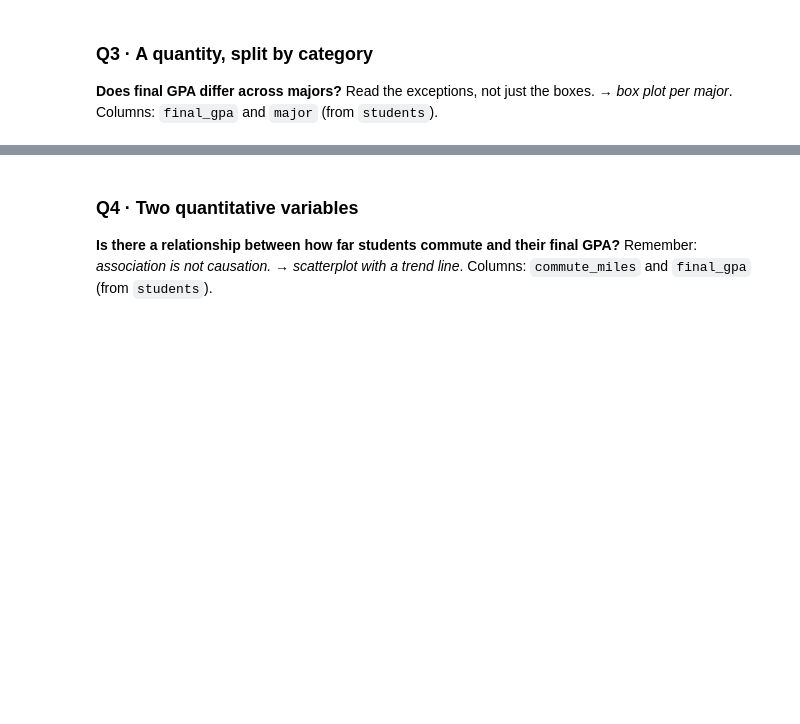
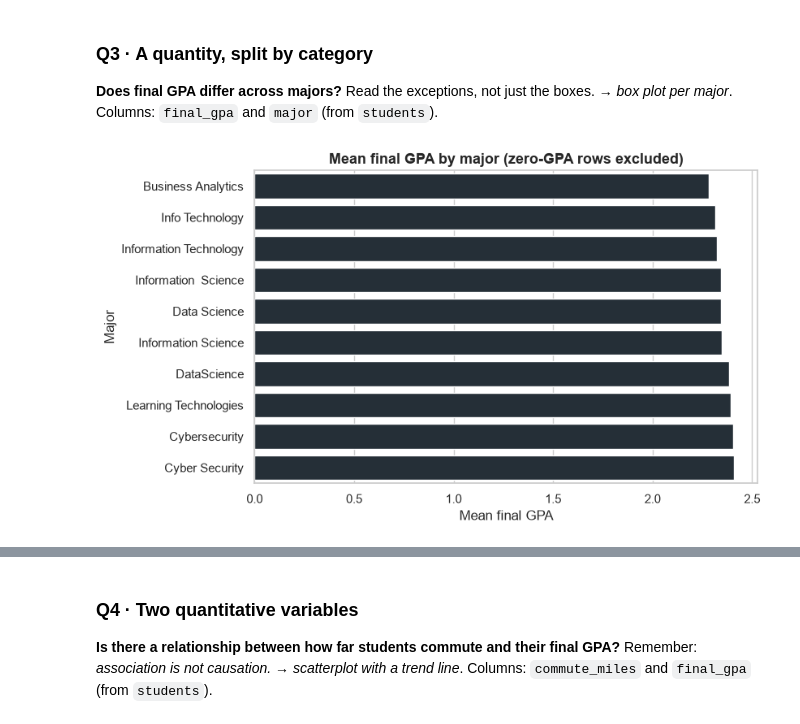
Before and after one commit to markCheliq/mark_INFO4670_Fall2026, a Jupyter notebook: INFO4670_Week3_Assignment1_Template.ipynb, the cells around one changed output, grey strips where cells are left out. Saved outputs shown, nothing was run; the diff lists cells and outputs as text; code cells hidden in the pictures; blank space fills up the shorter version.

```diff
--- a/INFO4670_Week3_Assignment1_Template.ipynb
+++ b/INFO4670_Week3_Assignment1_Template.ipynb
@@ -101,16 +147,17 @@ Build **one chart per question**. Each maps to one chart family from this week.
 **Does final GPA differ across majors?** Read the exceptions, not just the boxes.
 → *box plot per major*. Columns: `final_gpa` and `major` (from `students`).
 # %%
-# Copy the closest cell from the Guided notebook, then fill in the blanks.
-#
-#   fig, ax = plt.subplots()
-#   sns.__________(data=________, x="__________", color=NAVY, ax=ax)   # which chart? which column(s)?
-#   ax.set_title("__________")
-#   ax.set_xlabel("__________")
-#   ax.set_ylabel("__________")
-#   plt.show()
-
-# --- your code below ---
+means = (students[students["final_gpa"] > 0]              # set zero-GPA rows aside
+         .groupby("major")["final_gpa"].mean()
+         .sort_values())
+fig, ax = plt.subplots()
+sns.barplot(x=means.values, y=means.index, color=NAVY, ax=ax)
+ax.set_title("Mean final GPA by major (zero-GPA rows excluded)")
+ax.set_xlabel("Mean final GPA")
+ax.set_ylabel("Major")
+plt.show()
+# %% [output]
+[figure, added]
 # %% [markdown]
 **STAR story — Q3** *(write in your own words)*
 
```
Also changed, not shown: parts of 16 cells of this notebook, 3 other files.
